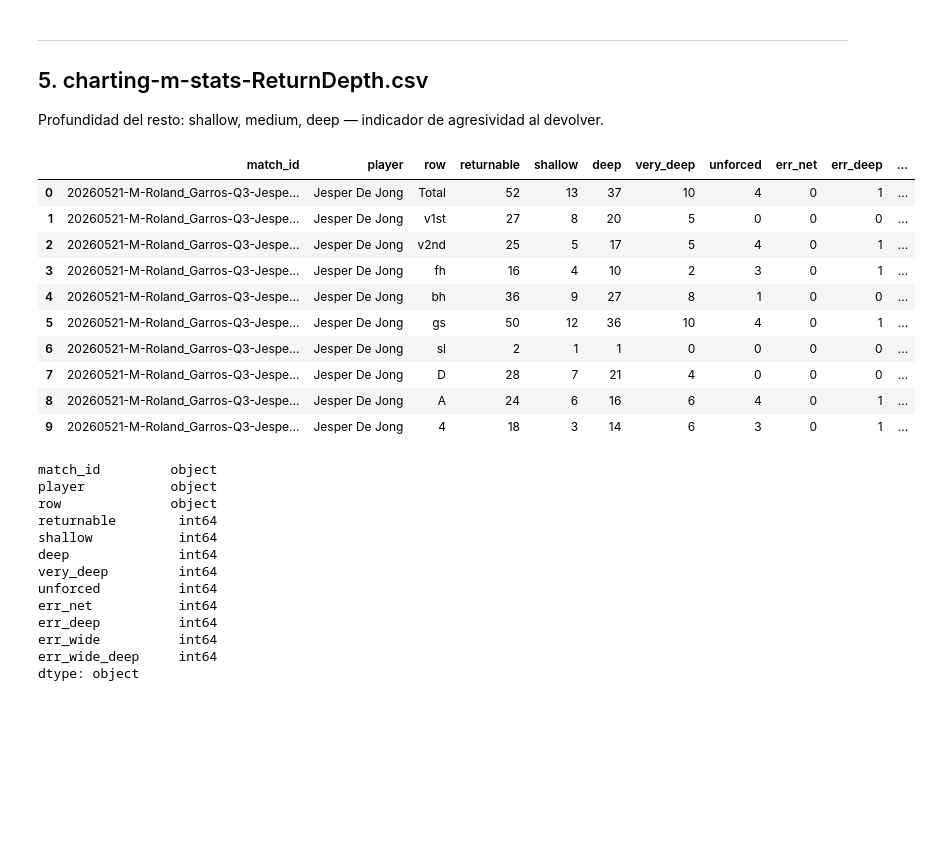
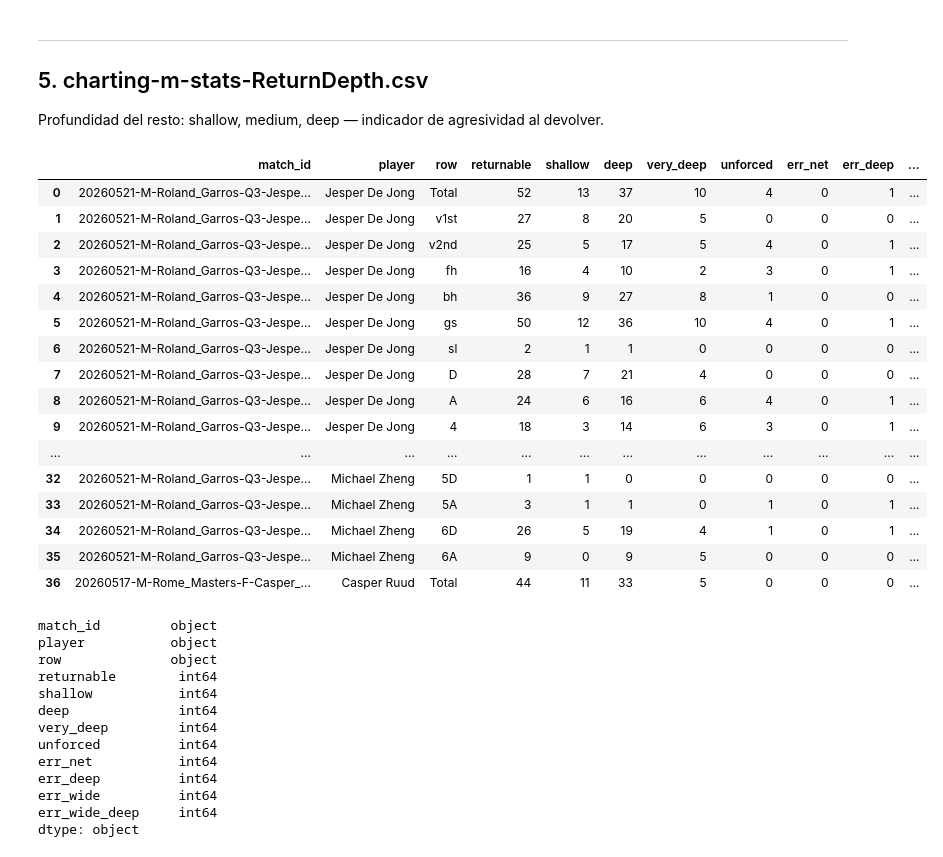
Before and after one commit to b0risR/UEA_proyecto_tenis, a Jupyter notebook: notebooks/01_exploracion_inicial.ipynb, the cells around one changed output. Saved outputs shown, nothing was run; the diff lists cells and outputs as text; code cells hidden in the pictures; blank space fills up the shorter version.

```diff
--- a/notebooks/01_exploracion_inicial.ipynb
+++ b/notebooks/01_exploracion_inicial.ipynb
@@ -206,19 +206,25 @@ dtype: object
 ## 5. charting-m-stats-ReturnDepth.csv
 Profundidad del resto: shallow, medium, deep — indicador de agresividad al devolver.
 # %%
-dfs["return_depth"].head(10)
+dfs["return_depth"].head(37)
 # %% [output]
 |  | match_id | player | row | returnable | shallow | deep | very_deep | unforced | err_net | err_deep | ... |
 | 0 | 20260521-M-Roland_Garros-Q3-Jespe... | Jesper De Jong | Total | 52 | 13 | 37 | 10 | 4 | 0 | 1 | ... |
 | 1 | 20260521-M-Roland_Garros-Q3-Jespe... | Jesper De Jong | v1st | 27 | 8 | 20 | 5 | 0 | 0 | 0 | ... |
 | 2 | 20260521-M-Roland_Garros-Q3-Jespe... | Jesper De Jong | v2nd | 25 | 5 | 17 | 5 | 4 | 0 | 1 | ... |
 | 3 | 20260521-M-Roland_Garros-Q3-Jespe... | Jesper De Jong | fh | 16 | 4 | 10 | 2 | 3 | 0 | 1 | ... |
 | 4 | 20260521-M-Roland_Garros-Q3-Jespe... | Jesper De Jong | bh | 36 | 9 | 27 | 8 | 1 | 0 | 0 | ... |
 | 5 | 20260521-M-Roland_Garros-Q3-Jespe... | Jesper De Jong | gs | 50 | 12 | 36 | 10 | 4 | 0 | 1 | ... |
 | 6 | 20260521-M-Roland_Garros-Q3-Jespe... | Jesper De Jong | sl | 2 | 1 | 1 | 0 | 0 | 0 | 0 | ... |
 | 7 | 20260521-M-Roland_Garros-Q3-Jespe... | Jesper De Jong | D | 28 | 7 | 21 | 4 | 0 | 0 | 0 | ... |
 | 8 | 20260521-M-Roland_Garros-Q3-Jespe... | Jesper De Jong | A | 24 | 6 | 16 | 6 | 4 | 0 | 1 | ... |
 | 9 | 20260521-M-Roland_Garros-Q3-Jespe... | Jesper De Jong | 4 | 18 | 3 | 14 | 6 | 3 | 0 | 1 | ... |
+| ... | ... | ... | ... | ... | ... | ... | ... | ... | ... | ... | ... |
+| 32 | 20260521-M-Roland_Garros-Q3-Jespe... | Michael Zheng | 5D | 1 | 1 | 0 | 0 | 0 | 0 | 0 | ... |
+| 33 | 20260521-M-Roland_Garros-Q3-Jespe... | Michael Zheng | 5A | 3 | 1 | 1 | 0 | 1 | 0 | 1 | ... |
+| 34 | 20260521-M-Roland_Garros-Q3-Jespe... | Michael Zheng | 6D | 26 | 5 | 19 | 4 | 1 | 0 | 1 | ... |
+| 35 | 20260521-M-Roland_Garros-Q3-Jespe... | Michael Zheng | 6A | 9 | 0 | 9 | 5 | 0 | 0 | 0 | ... |
+| 36 | 20260517-M-Rome_Masters-F-Casper_... | Casper Ruud | Total | 44 | 11 | 33 | 5 | 0 | 0 | 0 | ... |
 # %%
 dfs["return_depth"].dtypes
 # %% [output]
```
Also changed, not shown: 1 other file.
